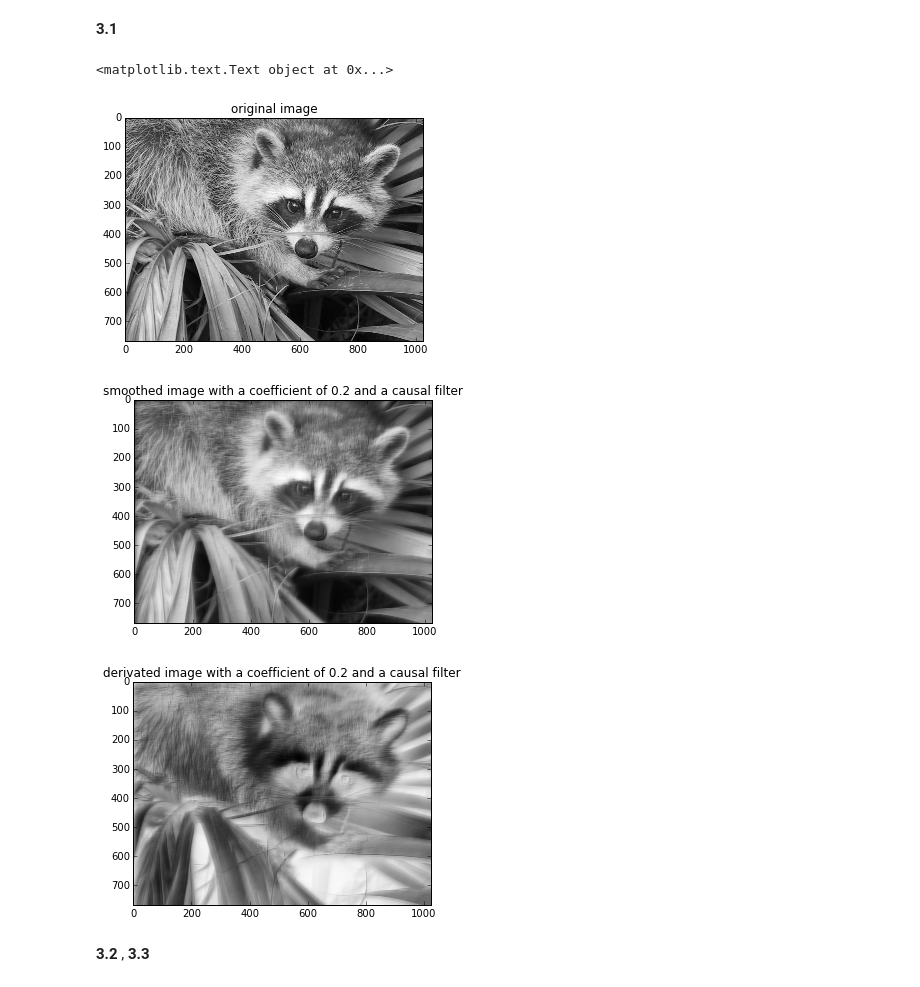
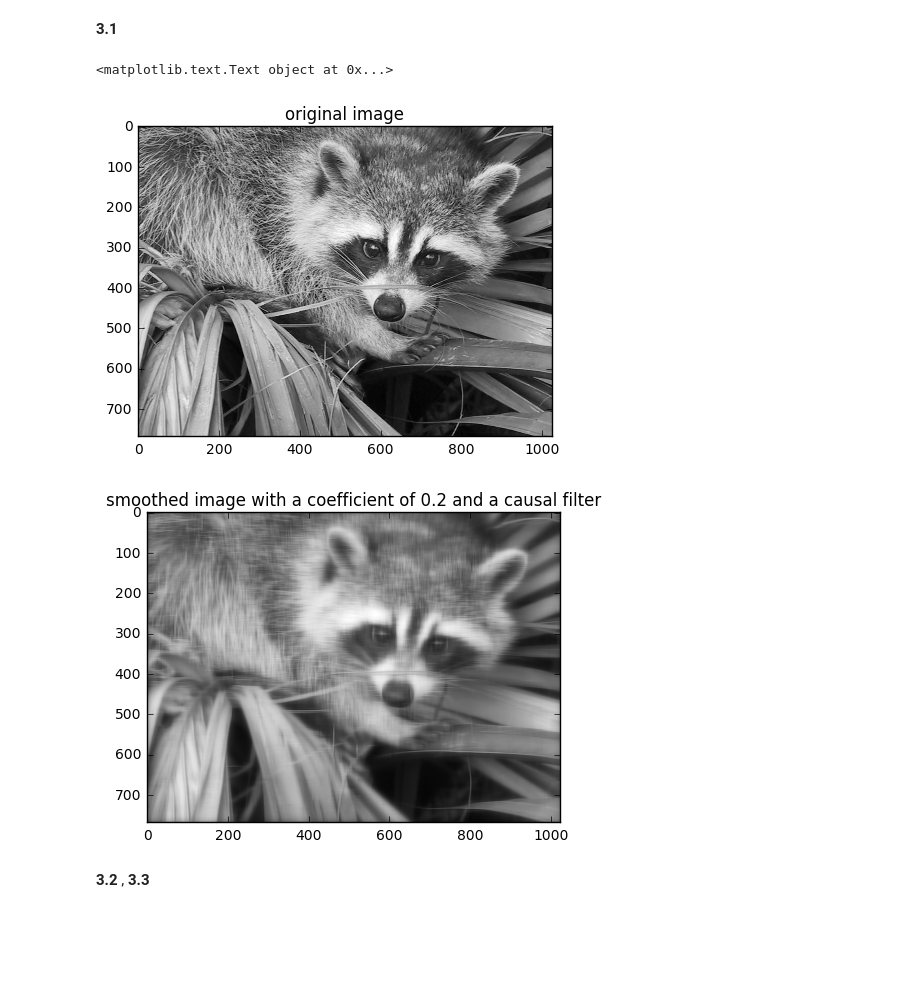
Before and after one commit to savinienb/DSP-TP-1617, a Jupyter notebook: Lab6-7/python/Lab67.ipynb, the cells around one changed output. Cells and saved outputs as stored; diff of their text form; code cells hidden in the pictures; blank space fills up the shorter version.

```diff
--- a/Lab6-7/python/Lab67.ipynb
+++ b/Lab6-7/python/Lab67.ipynb
@@ -370,54 +415,44 @@ im =color.rgb2gray(im)
 
 
 [height, width]=im.shape
 
 
 im2=np.copy(im)
 im3=np.copy(im)
 
 
 im4=np.copy(im)
 im5=np.copy(im)
 
-#for each row we apply the smoothing causal filter
+#for each row we apply the smoothing causal filter and add it s anticausal counterpart
 for index in range (height) :
     im2[index,:]=smoothingcausal(im[index,:],0.2)
-
-
-#for each column we apply the smoothing causal filter
-for index in range (width) :
-    im3[:,index]=smoothingcausal(im[:,index],0.2)
+    im2[index,:]=im2[index,:]+smoothinganticausal(im[index,:],0.2)
 
 
 
-#for each row we apply the smoothing causal filter
-for index in range (height) :
-    im4[index,:]=derivativecausal(im[index,:],0.2)
+#for each row we apply the smoothing causal filter and add it s anticausal counterpart
+for index in range (width) :
+    im3[:,index]=smoothingcausal(im[:,index],0.2)
+    im3[:,index]=im3[:,index]+smoothinganticausal(im[:,index],0.2)
 
 
-#for each column we apply the smoothing causal filter
-for index in range (width) :
-    im5[:,index]=derivativecausal(im[:,index],0.2)
+
+
+
 
 plt.figure()
 plt.imshow(im, cmap='gray')
 plt.title('original image')
 
 plt.figure()
 #plot the sum of the vertical smoothing and the horizontal smoothing
 plt.imshow(im2+im3, cmap='gray')
 plt.title('smoothed image with a coefficient of 0.2 and a causal filter')
-
-
-plt.figure()
-#plot the sum of the vertical derivative and the horizontal derivative dectector
-plt.imshow(im4+im5, cmap='gray')
-plt.title('derivated image with a coefficient of 0.2 and a causal filter')
 # %% [output]
 <matplotlib.text.Text object at 0x...>
-[figure, old version]
+[figure, new version]
-[figure, old version]
+[figure, new version]
-[figure, removed]
 # %% [markdown]
 **3.2** , **3.3**
 # %% [markdown]
```
Also changed, not shown: parts of 3 cells of this notebook.
